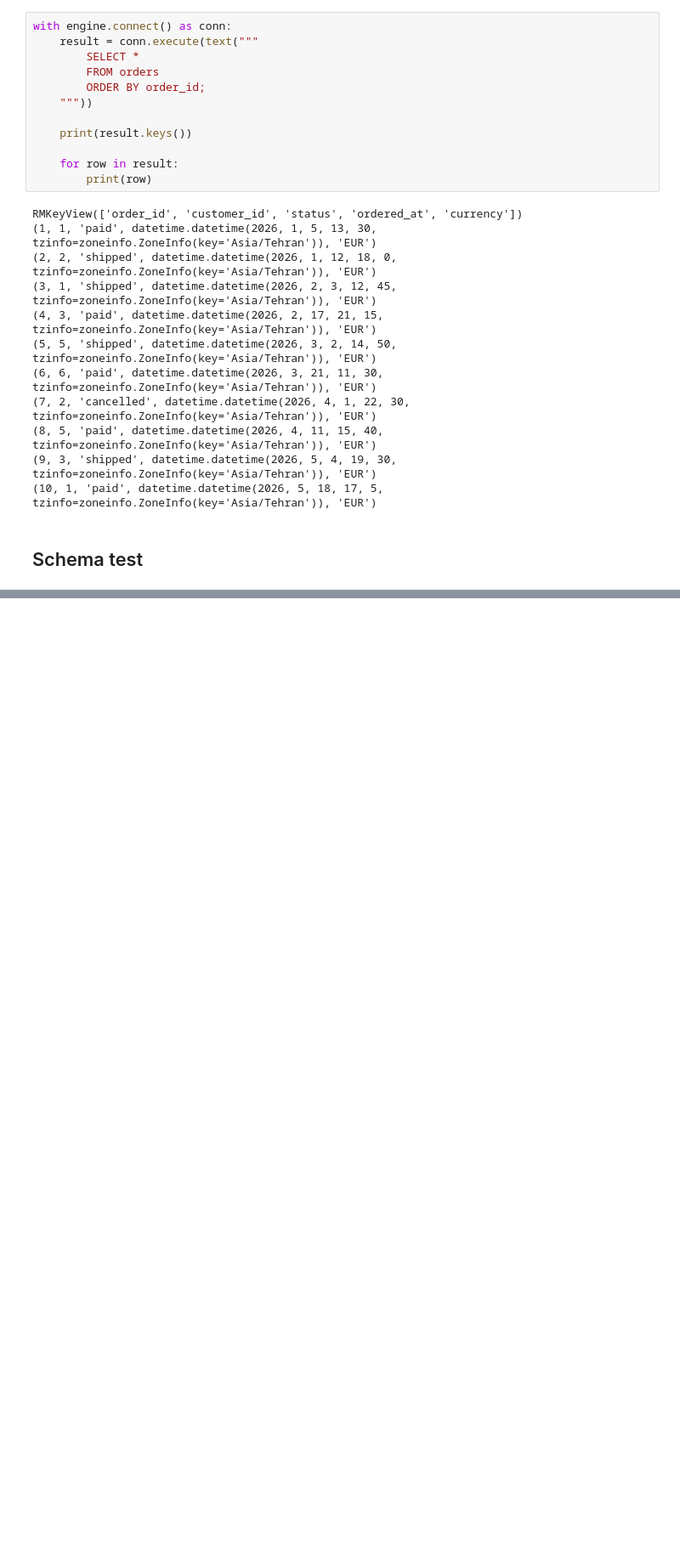
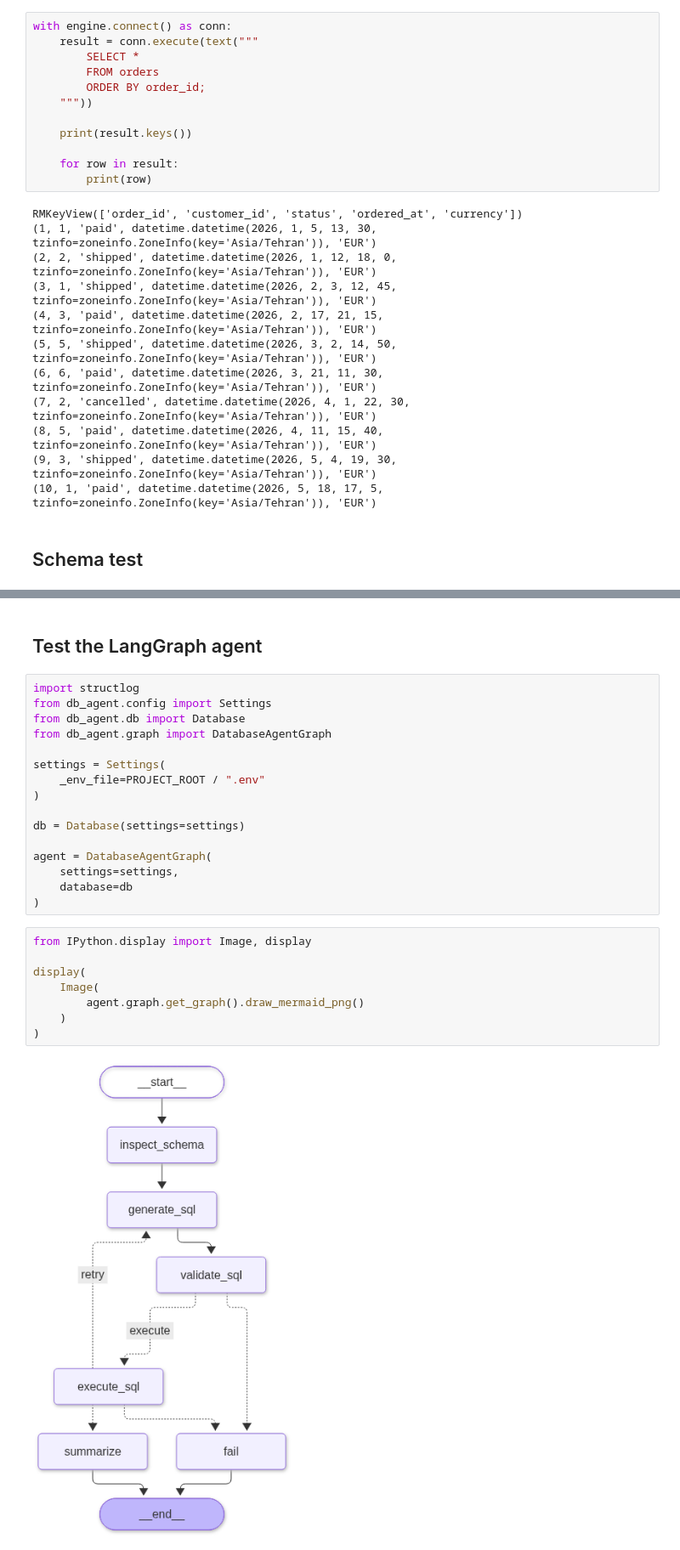
Before and after one commit to mghasemi19/Postgres-Agentic-SQL, a Jupyter notebook: notebooks/test_notebook.ipynb, the cells around one changed output, grey strips where cells are left out. Shown at 85% size. Cells and saved outputs as stored; diff of their text form; blank space fills up the shorter version.

```diff
--- a/notebooks/test_notebook.ipynb
+++ b/notebooks/test_notebook.ipynb
@@ -109,0 +143,28 @@ TABLE public.order_items
+# %% [markdown]
+## Test the LangGraph agent
+# %%
+import structlog
+from db_agent.config import Settings
+from db_agent.db import Database
+from db_agent.graph import DatabaseAgentGraph
+
+settings = Settings(
+    _env_file=PROJECT_ROOT / ".env"
+)
+
+db = Database(settings=settings)
+
+agent = DatabaseAgentGraph(
+    settings=settings,
+    database=db
+)
+# %%
+from IPython.display import Image, display
+
+display(
+    Image(
+        agent.graph.get_graph().draw_mermaid_png()
+    )
+)
+# %% [output]
+[figure, added]
```
Also changed, not shown: parts of 8 cells of this notebook, 7 other files.
